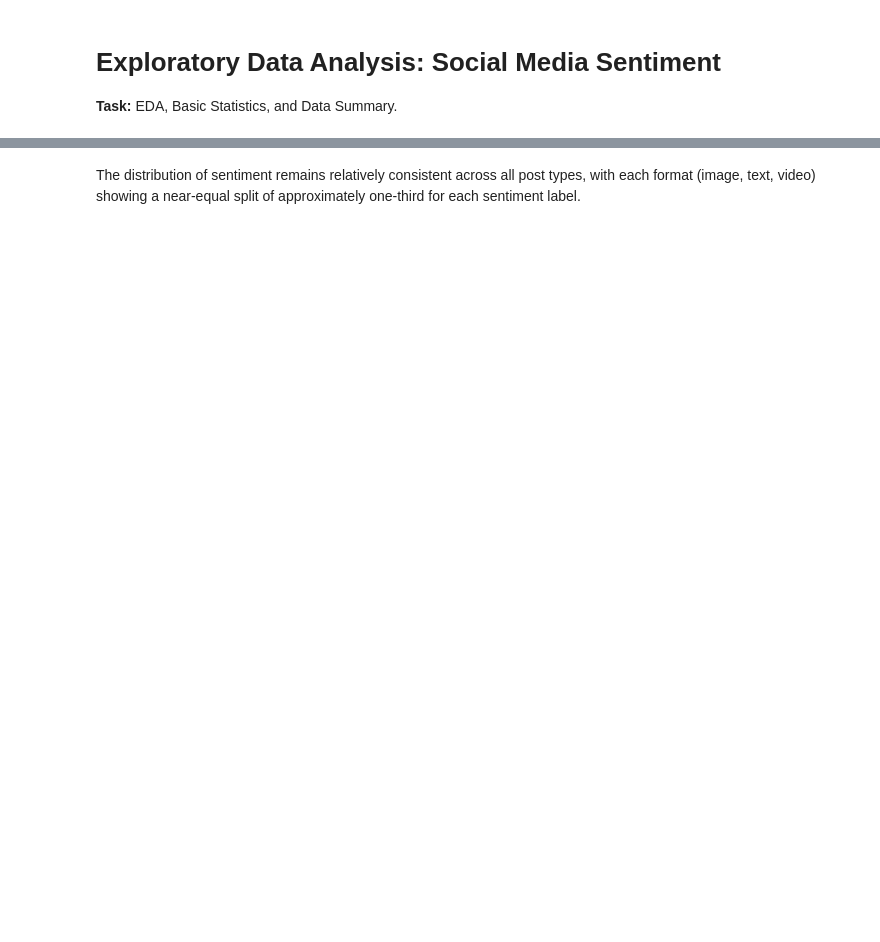
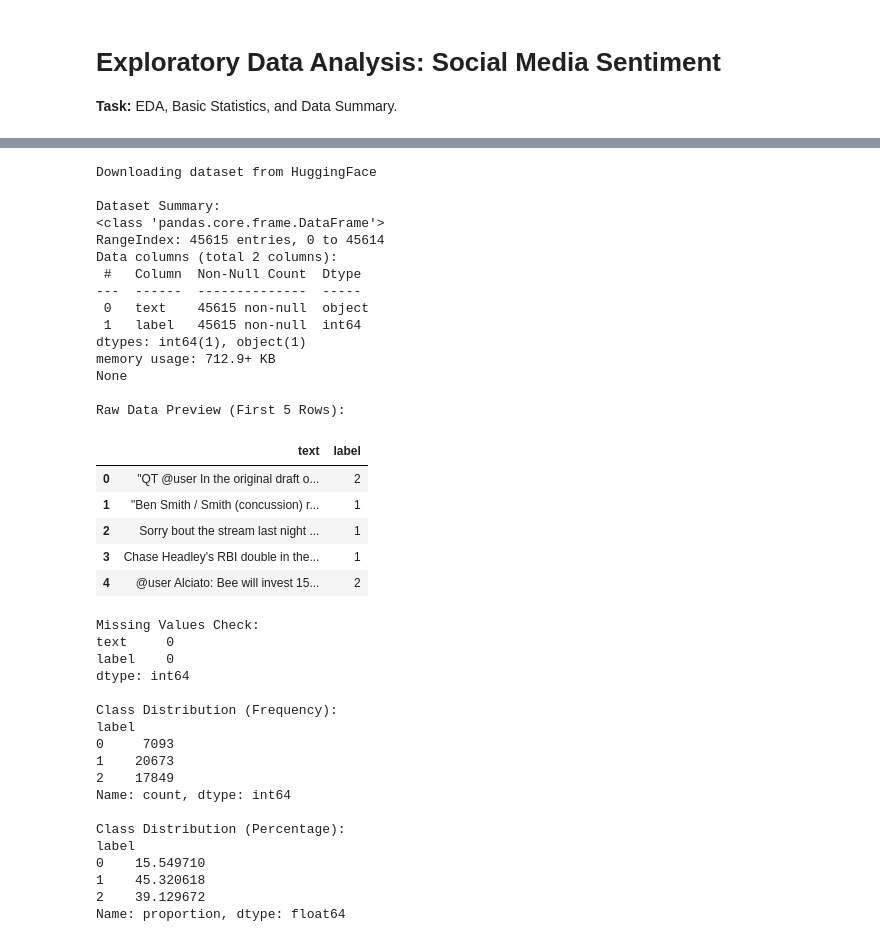
Before and after one commit to JKrempinska/machine_learning_project, a Jupyter notebook: notebooks/eda_and_data_summarization.ipynb, the cells around one changed output, grey strips where cells are left out. Drawn from its saved outputs; the diff is of its cells as text; code cells hidden in the pictures; blank space fills up the shorter version.

Commit message:
made changes according the new dataset

```diff
--- a/notebooks/eda_and_data_summarization.ipynb
+++ b/notebooks/eda_and_data_summarization.ipynb
@@ -278,2 +20,68 @@ Post Type vs Sentiment (in %):
-# %% [markdown]
-The distribution of sentiment remains relatively consistent across all post types, with each format (image, text, video) showing a near-equal split of approximately one-third for each sentiment label.
+# %%
+# Download the TweetEval dataset
+print("Downloading dataset from HuggingFace")
+dataset = load_dataset("cardiffnlp/tweet_eval", "sentiment")
+
+# Convert the 'train' split into a Pandas DataFrame
+df_train = pd.DataFrame(dataset['train'])
+
+# Display structural information about the dataset
+print("\nDataset Summary:")
+print(df_train.info())
+
+# Preview the raw data
+# 'label' column: 0 = Negative, 1 = Neutral, 2 = Positive
+print("\nRaw Data Preview (First 5 Rows):")
+display(df_train.head())
+
+# Check for missing values
+print("\nMissing Values Check:")
+print(df_train.isnull().sum())
+
+# Analyze Class Distribution
+print("\nClass Distribution (Frequency):")
+class_counts = df_train['label'].value_counts().sort_index()
+print(class_counts)
+
+print("\nClass Distribution (Percentage):")
+print(df_train['label'].value_counts(normalize=True).sort_index() * 100)
+# %% [output]
+Downloading dataset from HuggingFace
+
+Dataset Summary:
+<class 'pandas.core.frame.DataFrame'>
+RangeIndex: 45615 entries, 0 to 45614
+Data columns (total 2 columns):
+ #   Column  Non-Null Count  Dtype
+---  ------  --------------  -----
+ 0   text    45615 non-null  object
+ 1   label   45615 non-null  int64
+dtypes: int64(1), object(1)
+memory usage: 712.9+ KB
+None
+
+Raw Data Preview (First 5 Rows):
+|  | text | label |
+| 0 | "QT @user In the original draft o... | 2 |
+| 1 | "Ben Smith / Smith (concussion) r... | 1 |
+| 2 | Sorry bout the stream last night ... | 1 |
+| 3 | Chase Headley's RBI double in the... | 1 |
+| 4 | @user Alciato: Bee will invest 15... | 2 |
+Missing Values Check:
+text     0
+label    0
+dtype: int64
+
+Class Distribution (Frequency):
+label
+0     7093
+1    20673
+2    17849
+Name: count, dtype: int64
+
+Class Distribution (Percentage):
+label
+0    15.549710
+1    45.320618
+2    39.129672
+Name: proportion, dtype: float64
```
Also changed, not shown: parts of 29 cells of this notebook.
